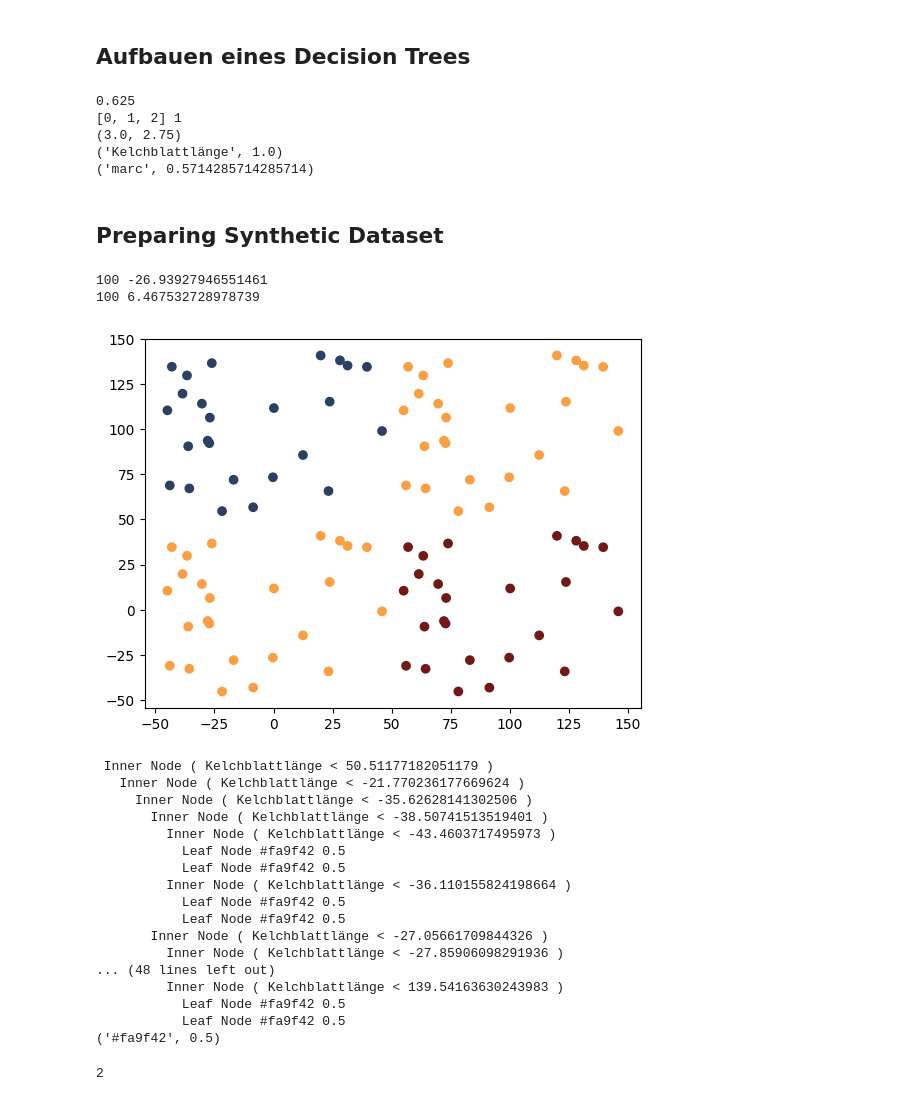
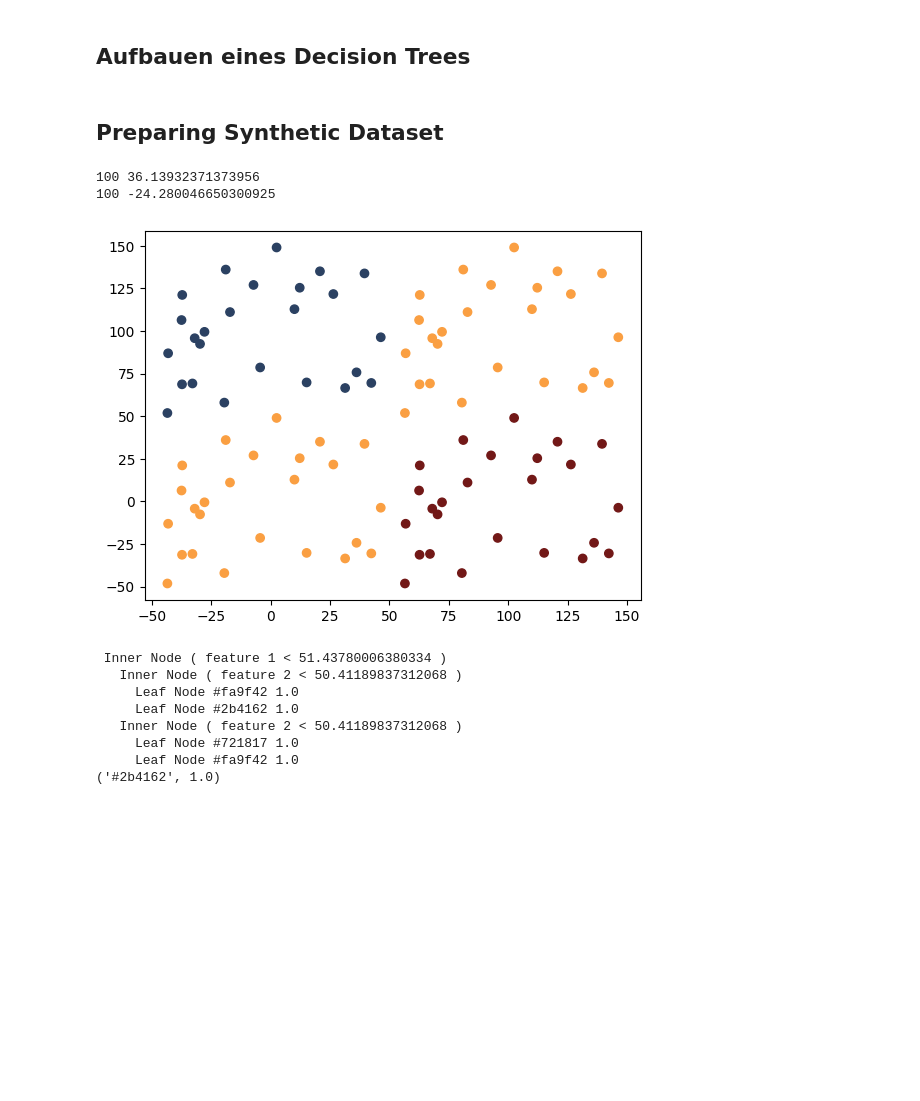
Before and after one commit to ReturnMarc/advanced-computer-vision-ss2024_Gabler_Marc, a Jupyter notebook: Advanced_Computer_Vision_Exercise_02/Exercise_02/source_code/Decision_Tree.ipynb, the cells around one changed output. Cells and saved outputs as stored; diff of their text form; code cells hidden in the pictures; blank space fills up the shorter version.

```diff
--- a/Advanced_Computer_Vision_Exercise_02/Exercise_02/source_code/Decision_Tree.ipynb
+++ b/Advanced_Computer_Vision_Exercise_02/Exercise_02/source_code/Decision_Tree.ipynb
@@ -163,7 +79,7 @@ def suggest_split_values( data_points, feature ):
 
 def select_best_split(data_points):
     splits = []
-    features = range(len(data_points[0][0])-1)
+    features = range(len(data_points[0][0]))
     for feature in features:
         split_values = suggest_split_values(data_points, feature)
         for value in split_values:
@@ -203,87 +119,53 @@ def build_tree(data_subset):
     left_child = build_tree(left_data)
     right_child = build_tree(right_data)
     return InnerNode(feature, splitting_value, left_child, right_child)
-# %%
-data_points = [([1,2,99,4],'marc'),([2,2,72,4],'jens'),([2,1,3,3],'david'),([4,2,2,1],'karl'),([1,3,1,4],'marc'),
-               ([1,4,4,4],'marc'),([1,3,2,3],'marc')]
-feature_names = ["Kelchblattlänge", "Kelchblattdicke", "Blütenblattlänge", "Blütenblattdicke"]
-
-
-splitter = select_best_split(data_points, feature_names)
-subset = decision_for_subset(data_points)
-
-def new_func(splitter, subset):
-    print(gini)
-    print(klassen, anzahl)
-    print(split_test)
-    print(splitter)
-    print(subset)
-
-new_func(splitter, subset)
-# %% [output]
-0.625
-[0, 1, 2] 1
-(3.0, 2.75)
-('Kelchblattlänge', 1.0)
-('marc', 0.5714285714285714)
 # %% [markdown]
 ## Preparing Synthetic Dataset
 # %%
 import random
 
 colors = ["#eaeaf2", "#721817", "#2b4162", "#fa9f42"]
+feature_names = ["feature 1", "feature 2"]
+
 
 data_points = []
 for i in range(25):
     noiseA = random.uniform(-50, 50)
     noiseB = random.uniform(-50, 50)
     data_points.append( ( [  0+noiseA,   0+noiseB], colors[3]) )
     data_points.append( ( [100+noiseA,   0+noiseB], colors[1]) )
     data_points.append( ( [  0+noiseA, 100+noiseB], colors[2]) )
     data_points.append( ( [100+noiseA, 100+noiseB], colors[3]) )
 
 import matplotlib.pyplot as plt
 
 X = [a[0][0] for a in data_points]
 Y = [a[0][1] for a in data_points]
 D = [a[1] for a in data_points]
 print( len(X), X[0] )
 print( len(Y), Y[0]  )
 plt.scatter(X, Y, c=D)
 plt.savefig("dataset_synthetic.png", dpi=300, bbox_inches='tight')
 plt.show()
 
 tree = build_tree(data_points)
 tree.print()
 
-x = [ 125.0, 125.0 ]
+x = [ 25.0, 125.0 ]
 prediction = tree.predict( x )
 print(prediction)
 # %% [output]
-100 -26.93927946551461
-100 6.467532728978739
+100 36.13932371373956
+100 -24.280046650300925
-[figure, old version]
+[figure, new version]
- Inner Node ( Kelchblattlänge < 50.51177182051179 )
-   Inner Node ( Kelchblattlänge < -21.770236177669624 )
-     Inner Node ( Kelchblattlänge < -35.62628141302506 )
-       Inner Node ( Kelchblattlänge < -38.50741513519401 )
-         Inner Node ( Kelchblattlänge < -43.4603717495973 )
-           Leaf Node #fa9f42 0.5
-           Leaf Node #fa9f42 0.5
-         Inner Node ( Kelchblattlänge < -36.110155824198664 )
-           Leaf Node #fa9f42 0.5
-           Leaf Node #fa9f42 0.5
-       Inner Node ( Kelchblattlänge < -27.05661709844326 )
-         Inner Node ( Kelchblattlänge < -27.85906098291936 )
-... (48 lines left out)
-         Inner Node ( Kelchblattlänge < 139.54163630243983 )
-           Leaf Node #fa9f42 0.5
-           Leaf Node #fa9f42 0.5
-('#fa9f42', 0.5)
+ Inner Node ( feature 1 < 51.43780006380334 )
+   Inner Node ( feature 2 < 50.41189837312068 )
+     Leaf Node #fa9f42 1.0
+     Leaf Node #2b4162 1.0
+   Inner Node ( feature 2 < 50.41189837312068 )
+     Leaf Node #721817 1.0
+     Leaf Node #fa9f42 1.0
+('#2b4162', 1.0)
-# %%
-len(data_points[0][0])
-# %% [output]
-2
 # %%
 import csv
 
```
Also changed, not shown: parts of 4 cells of this notebook.
